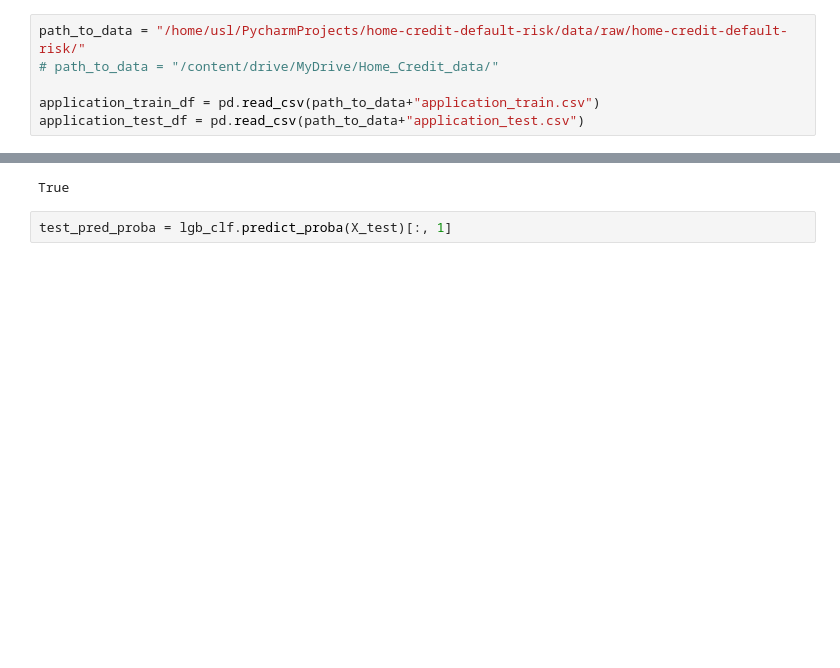
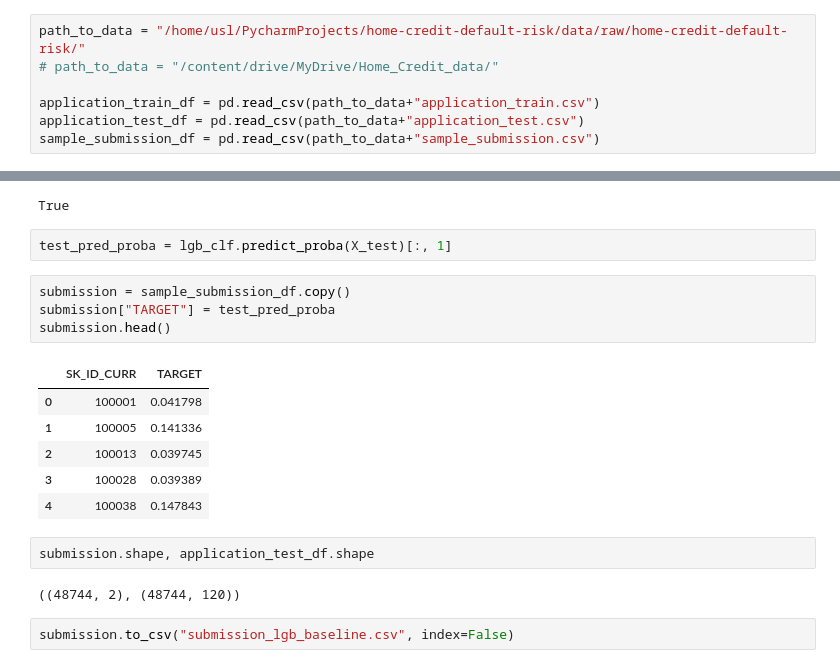
Before and after one commit to USL99/home-credit-default-risk, a Jupyter notebook: notebooks/02_simple_baseline.ipynb, the cells around one changed output, grey strips where cells are left out. Saved outputs shown, nothing was run; the diff lists cells and outputs as text; blank space fills up the shorter version.

```diff
--- a/notebooks/02_simple_baseline.ipynb
+++ b/notebooks/02_simple_baseline.ipynb
@@ -21,6 +21,7 @@ path_to_data = "/home/usl/PycharmProjects/home-credit-default-risk/data/raw/home
 
 application_train_df = pd.read_csv(path_to_data+"application_train.csv")
 application_test_df = pd.read_csv(path_to_data+"application_test.csv")
+sample_submission_df = pd.read_csv(path_to_data+"sample_submission.csv")
 # %% [markdown]
 Split into train and val
 # %%
@@ -147,3 +148,20 @@ list(X_train.columns) == list(X_test.columns)
 True
 # %%
 test_pred_proba = lgb_clf.predict_proba(X_test)[:, 1]
+# %%
+submission = sample_submission_df.copy()
+submission["TARGET"] = test_pred_proba
+submission.head()
+# %% [output]
+|  | SK_ID_CURR | TARGET |
+| 0 | 100001 | 0.041798 |
+| 1 | 100005 | 0.141336 |
+| 2 | 100013 | 0.039745 |
+| 3 | 100028 | 0.039389 |
+| 4 | 100038 | 0.147843 |
+# %%
+submission.shape, application_test_df.shape
+# %% [output]
+((48744, 2), (48744, 120))
+# %%
+submission.to_csv("submission_lgb_baseline.csv", index=False)
```
Also changed, not shown: parts of 1 cell of this notebook, 1 other file.
